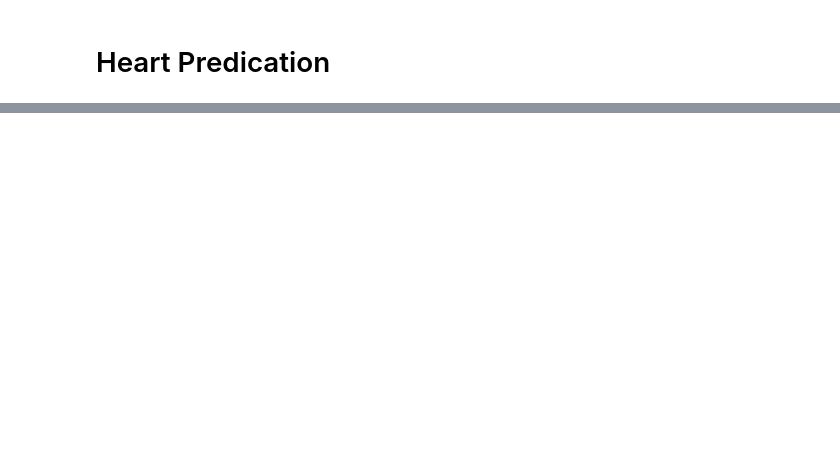
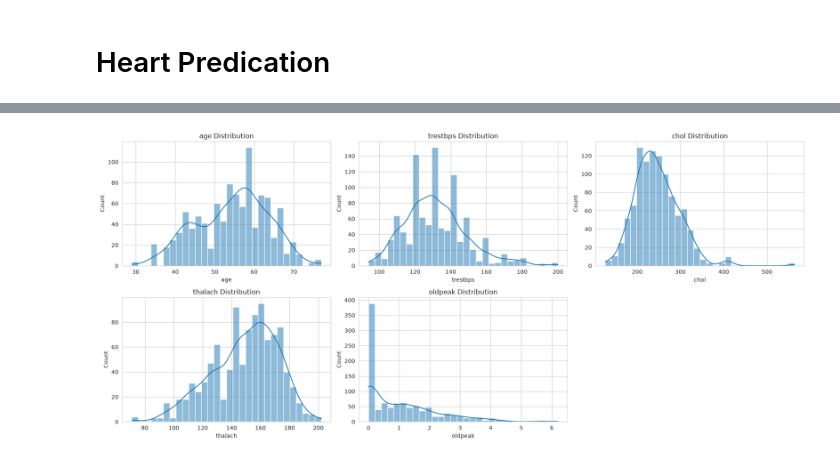
Before and after one commit to khalidkhankakar/Pulse-AI-FYP-, a Jupyter notebook: models/notebooks/heart.ipynb, the cells around one changed output, grey strips where cells are left out. Cells and saved outputs as stored; diff of their text form; code cells hidden in the pictures; blank space fills up the shorter version.

```diff
--- a/models/notebooks/heart.ipynb
+++ b/models/notebooks/heart.ipynb
@@ -254,0 +91,5 @@ Name: heart_disease, dtype: float64
+# %%
+from src.visualization.plots import plot_multiple_features
+plot_multiple_features(heart, cols=numerical_columns, n_cols=3)
+# %% [output]
+[figure, added]
```
Also changed, not shown: parts of 46 cells of this notebook, 22 other files.
